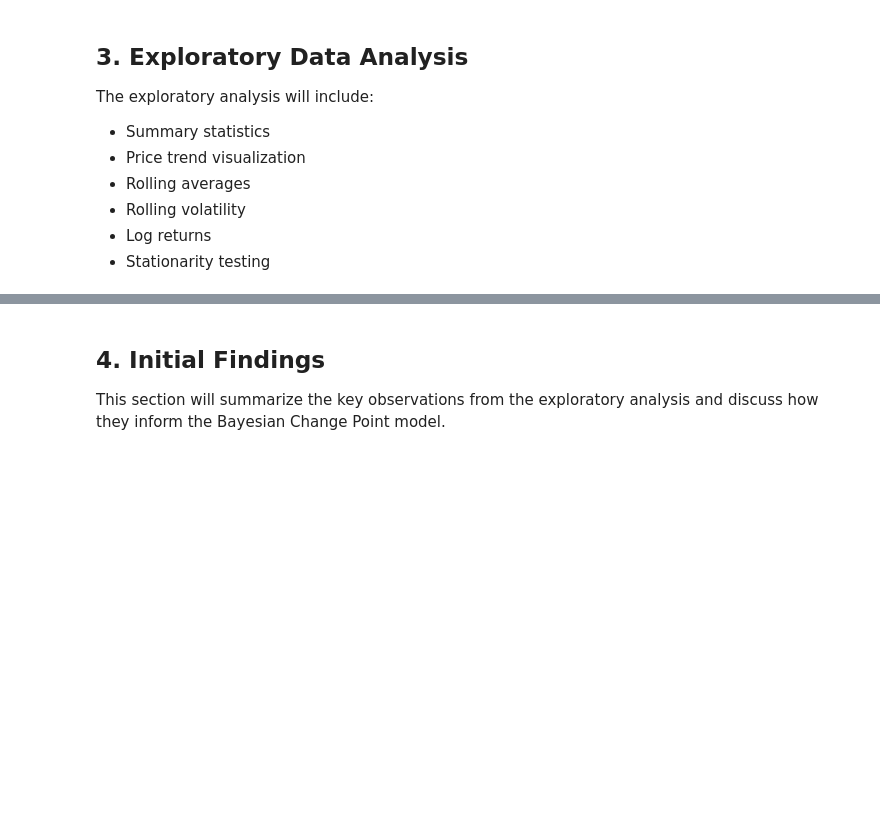
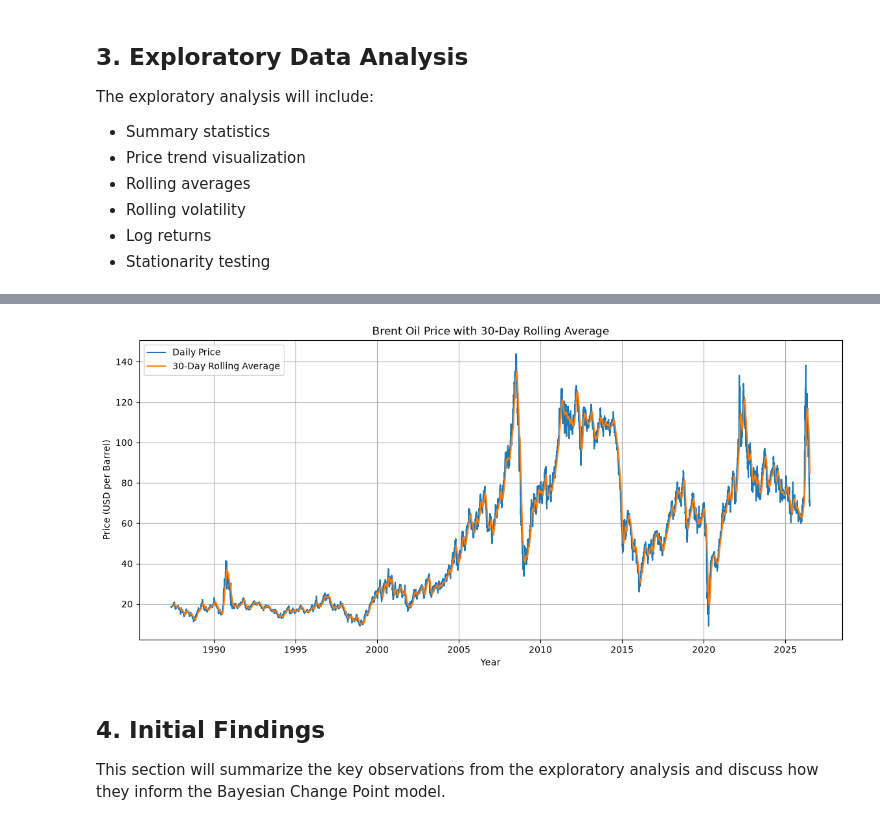
Before and after one commit to Melatabeye/brent-oil-change-point-analysis, a Jupyter notebook: notebooks/01_EDA.ipynb, the cells around one changed output, grey strips where cells are left out. Drawn from its saved outputs; the diff is of its cells as text; code cells hidden in the pictures; blank space fills up the shorter version.

```diff
--- a/notebooks/01_EDA.ipynb
+++ b/notebooks/01_EDA.ipynb
@@ -157,3 +211,35 @@ The exploratory analysis will include:
+# %%
+# Calculate 30-day rolling average
+
+df_clean["Rolling_Mean_30"] = df_clean["Price"].rolling(window=30).mean()
+
+
+# Plot price with rolling average
+
+plt.figure(figsize=(14,6))
+
+plt.plot(
+    df_clean["Date"],
+    df_clean["Price"],
+    label="Daily Price"
+)
+
+plt.plot(
+    df_clean["Date"],
+    df_clean["Rolling_Mean_30"],
+    label="30-Day Rolling Average"
+)
+
+plt.title("Brent Oil Price with 30-Day Rolling Average")
+plt.xlabel("Year")
+plt.ylabel("Price (USD per Barrel)")
+
+plt.legend()
+plt.grid(True)
+
+plt.show()
+# %% [output]
+[figure, added]
 # %% [markdown]
 ## 4. Initial Findings
 
```
Also changed, not shown: parts of 18 cells of this notebook, 1 other file.
